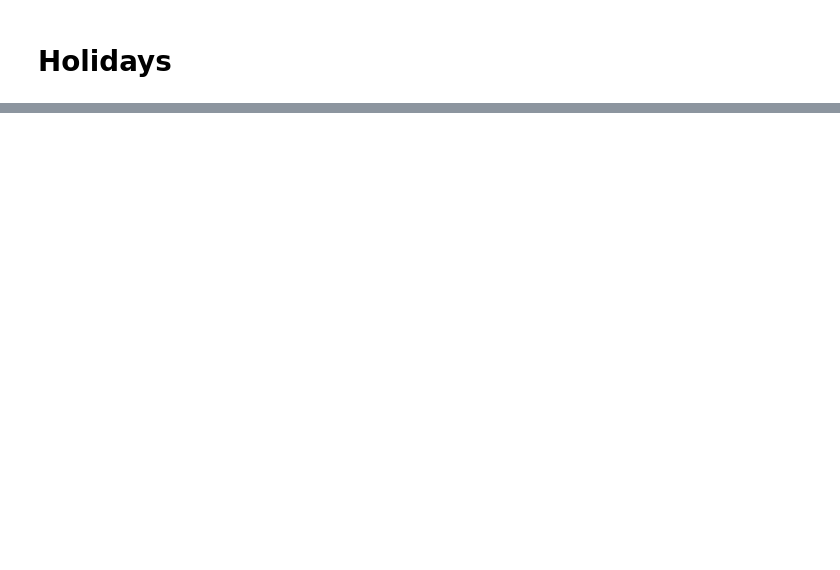
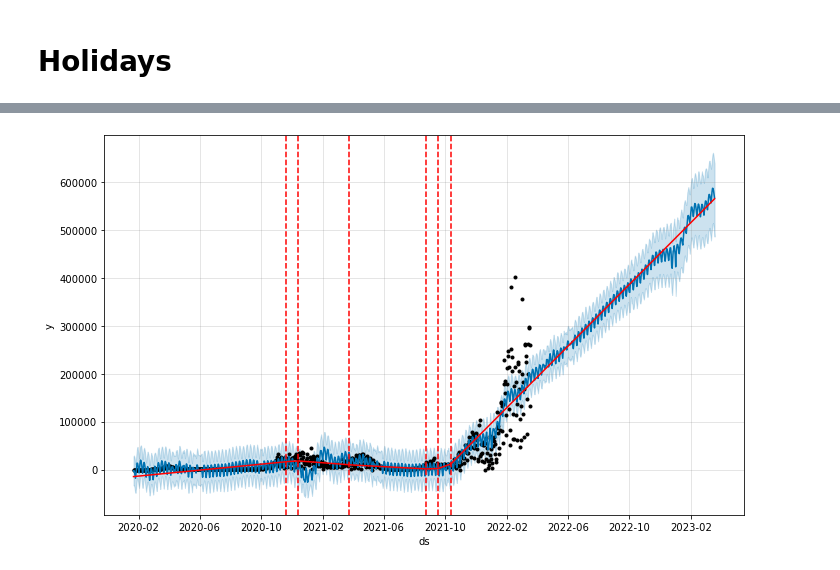
Before and after one commit to vytruchenko/prophet-training, a Jupyter notebook: covid_prediction.ipynb, the cells around one changed output, grey strips where cells are left out. Saved outputs shown, nothing was run; the diff lists cells and outputs as text; code cells hidden in the pictures; blank space fills up the shorter version.

Commit message:
covid_prediciton with holidays

```diff
--- a/covid_prediction.ipynb
+++ b/covid_prediction.ipynb
@@ -57,0 +147,5 @@ fig = m.plot_components(forecast)
+# %%
+plot_with_holidays = m.plot(forecast)
+a = add_changepoints_to_plot(plot_with_holidays.gca(), m, forecast)
+# %% [output]
+[figure, added]
```
Also changed, not shown: parts of 20 cells of this notebook.
